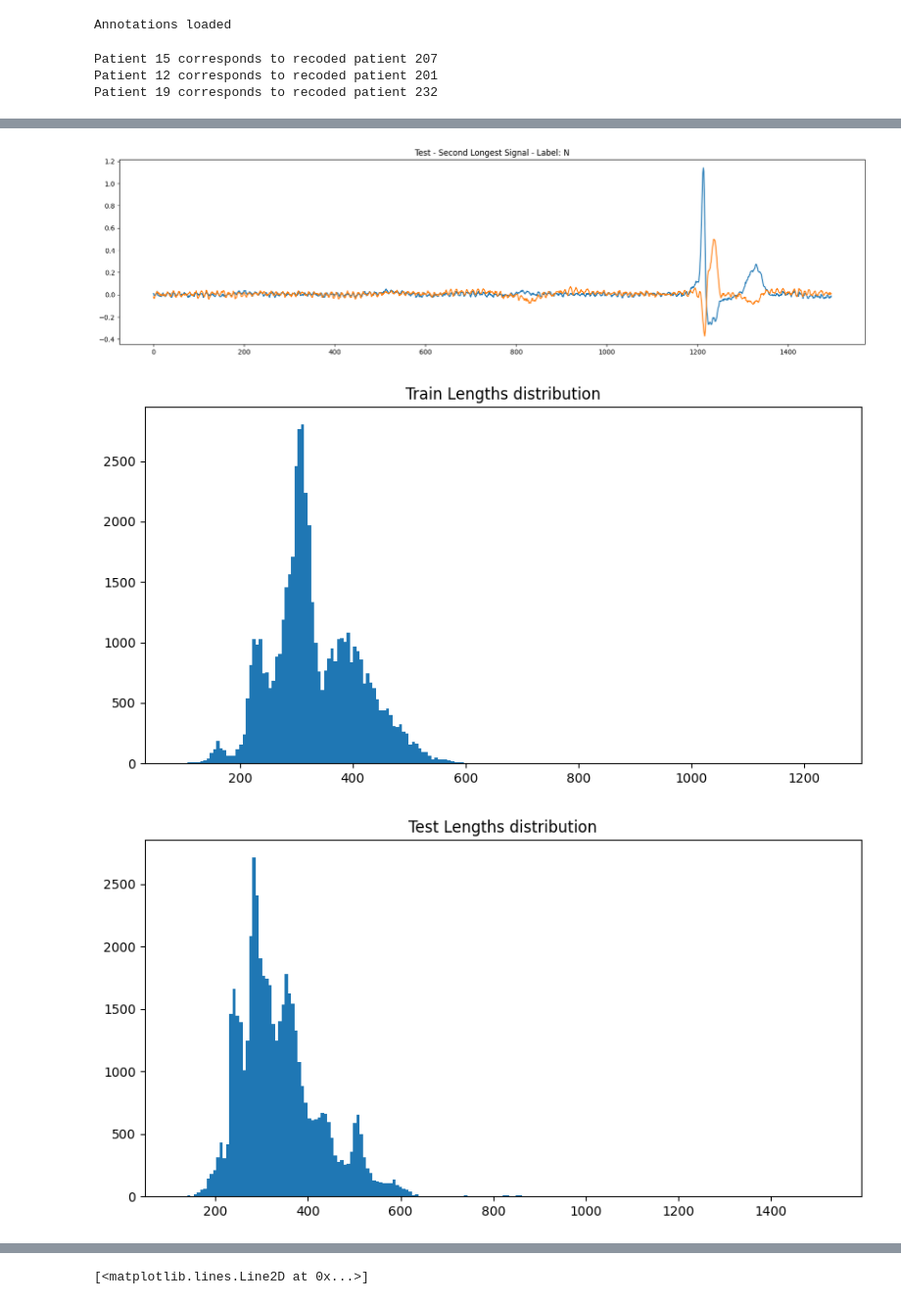
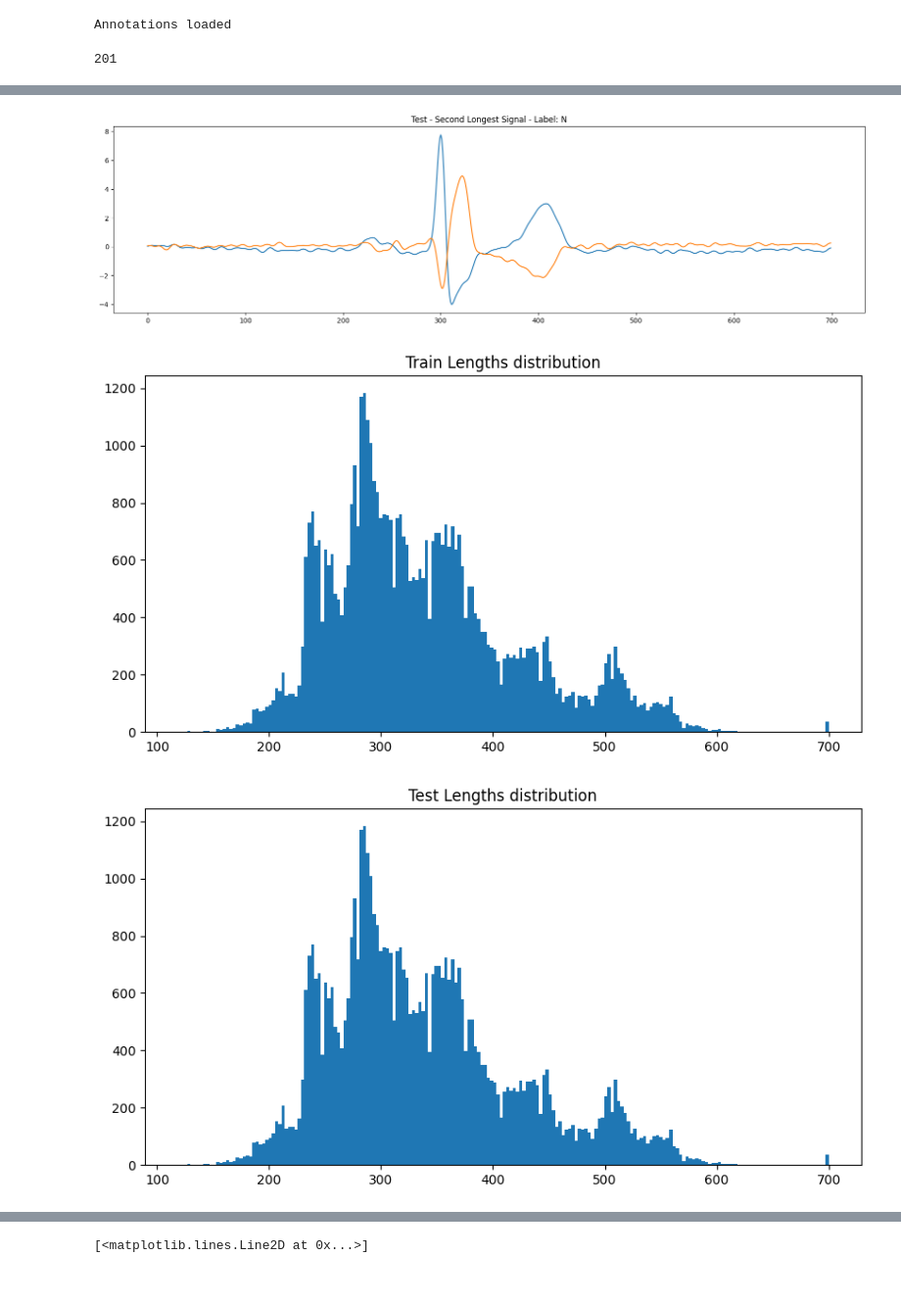
Before and after one commit to luna97/MIT-BIH_ecg_arrhytmia, a Jupyter notebook: preprocess_dataset.ipynb, the cells around one changed output, grey strips where cells are left out. Shown at 98% size. Saved outputs shown, nothing was run; the diff lists cells and outputs as text; code cells hidden in the pictures.

```diff
--- a/preprocess_dataset.ipynb
+++ b/preprocess_dataset.ipynb
@@ -32,17 +32,17 @@ print('Signals loaded')
 annotations_train = []
 for i in tqdm(train):
     annotation = wfdb.rdann(os.path.join(data_folder, f'{i}'), 'atr')
-    annotations_train.append(annotation)
+    annotations_train.append((i, annotation))
 
 annotations_test = []
 for i in tqdm(test):
     annotation = wfdb.rdann(os.path.join(data_folder, f'{i}'), 'atr')
-    annotations_test.append(annotation)
+    annotations_test.append((i, annotation))
 
 annotations_val = []
 for i in tqdm(val):
     annotation = wfdb.rdann(os.path.join(data_folder, f'{i}'), 'atr')
-    annotations_val.append(annotation)
+    annotations_val.append((i, annotation))
 
 print('Annotations loaded')
 # %% [output]
@@ -193,8 +224,8 @@ create_samples(signals_val, annotations_val, data_folder='data/preprocessed_bas_
 # %%
 # get some examples for debugging
-#processed_samples_train = create_samples(signals_train, annotations_train, data_folder='data/preprocessed_base/', subset='train', in_memory=True, preprocessing_method=None, normalization=None)
-#processed_samples_test = create_samples(signals_test, annotations_test, data_folder='data/preprocessed_base/', subset='test', in_memory=True, preprocessing_method=None, normalization=None)
-#processed_samples_val = create_samples(signals_val, annotations_val, data_folder='data/preprocessed_base/', subset='val', in_memory=True, preprocessing_method=None, normalization=None)
+processed_samples_train = create_samples(signals_train, annotations_train, data_folder='data/preprocessed_base/', subset='train', in_memory=True, preprocessing_method=None, normalization='normal', splitting_method='mid_peak')
+processed_samples_test = create_samples(signals_test, annotations_test, data_folder='data/preprocessed_base/', subset='test', in_memory=True, preprocessing_method=None, normalization='normal', splitting_method='mid_peak')
+processed_samples_val = create_samples(signals_val, annotations_val, data_folder='data/preprocessed_base/', subset='val', in_memory=True, preprocessing_method=None, normalization='normal', splitting_method='mid_peak')
 
 #processed_samples_train = create_samples(signals_train, annotations_train, data_folder='data/preprocessed_nk_clean/', subset='train', in_memory=True, preprocessing_method='nk_clean')
 #processed_samples_test = create_samples(signals_test, annotations_test, data_folder='data/preprocessed_nk_clean/', subset='test', in_memory=True, preprocessing_method='nk_clean')
@@ -208,17 +239,14 @@ create_samples(signals_val, annotations_val, data_folder='data/preprocessed_bas_
 #processed_samples_test = create_samples(signals_test, annotations_test, data_folder='data/preprocessed_01/', subset='test', in_memory=True, preprocessing_method=None, normalization='01')
 #processed_samples_val = create_samples(signals_val, annotations_val, data_folder='data/preprocessed_01/', subset='val', in_memory=True, preprocessing_method=None, normalization='01')
 
-processed_samples_train = create_samples(signals_train, annotations_train, data_folder='data/preprocessed_bas_wander/', subset='train', in_memory=True, preprocessing_method='bas_wander', normalization=None)
-processed_samples_test = create_samples(signals_test, annotations_test, data_folder='data/preprocessed_bas_wander/', subset='test', in_memory=True, preprocessing_method='bas_wander', normalization=None)
-processed_samples_val = create_samples(signals_val, annotations_val, data_folder='data/preprocessed_bas_wander/', subset='val', in_memory=True, preprocessing_method='bas_wander', normalization=None)
+#processed_samples_train = create_samples(signals_train, annotations_train, data_folder='data/preprocessed_bas_wander/', subset='train', in_memory=True, preprocessing_method=None, normalization='normal', splitting_method='fixed')
+#processed_samples_test = create_samples(signals_test, annotations_test, data_folder='data/preprocessed_bas_wander/', subset='test', in_memory=True, preprocessing_method=None, normalization='normal', splitting_method='fixed')
+#processed_samples_val = create_samples(signals_val, annotations_val, data_folder='data/preprocessed_bas_wander/', subset='val', in_memory=True, preprocessing_method=None, normalization='normal', splitting_method='fixed')
-# %%
-print(f'Patient 15 corresponds to recoded patient {train[15]}')
-print(f'Patient 12 corresponds to recoded patient {train[12]}')
-print(f'Patient 19 corresponds to recoded patient {test[19]}')
-# %% [output]
-Patient 15 corresponds to recoded patient 207
-Patient 12 corresponds to recoded patient 201
-Patient 19 corresponds to recoded patient 232
+# %%
+# get the patient information
+print(train[12])
+# %% [output]
+201
 # %%
 # count the number of samples for each class
 from collections import Counter
@@ -232,24 +260,32 @@ labels = [label for _, label in processed_samples_val]
 print(Counter(labels))
 
 # measure the average length of the samples as well as maximum and minimum
-lengths = [len(signal) for signal, _ in processed_samples_train]
-print(f'Average length: {np.mean(lengths)}')
-print(f'Max length: {np.max(lengths)}')
-print(f'Min length: {np.min(lengths)}')
+lengths_train = [len(signal) for signal, _ in processed_samples_train]
+print(f'Average length train: {np.mean(lengths_train)}')
+print(f'Max length train: {np.max(lengths_train)}')
+print(f'Min length train: {np.min(lengths_train)}')
 
+lengths_test = [len(signal) for signal, _ in processed_samples_test]
+print(f'Average length test: {np.mean(lengths_test)}')
+print(f'Max length test: {np.max(lengths_test)}')
+print(f'Min length test: {np.min(lengths_test)}')
 
+lengths_val = [len(signal) for signal, _ in processed_samples_val]
+print(f'Average length val: {np.mean(lengths_val)}')
+print(f'Max length val: {np.max(lengths_val)}')
+print(f'Min length val: {np.min(lengths_val)}')
 
 # plot the longest signal
 import matplotlib.pyplot as plt
 
 # plot the longest signal from train
-signal, label = processed_samples_train[np.argmax(lengths)]
+signal, label = processed_samples_train[np.argmax(lengths_train)]
 plt.figure(figsize=(20, 5))
 plt.plot(signal)
 plt.title(f'Train - Longest Signal - Label: {label}')
 
 # plot the second longest signal from train
-signal, label = processed_samples_train[np.argsort(lengths)[-2]]
+signal, label = processed_samples_train[np.argsort(lengths_train)[-2]]
 plt.figure(figsize=(20, 5))
 plt.plot(signal)
 plt.title(f'Train - Second Longest Signal - Label: {label}')
@@ -282,7 +318,7 @@ plt.plot(signal)
 plt.title(f'Test - Second Longest Signal - Label: {label}')
 # plot the distribution of the lengths for train
 plt.figure(figsize=(10, 5))
-plt.hist(lengths, bins=200)
+plt.hist(lengths_test, bins=200)
 plt.title('Train Lengths distribution')
 
 # plot the distribution of the lengths for test
@@ -296,5 +332,7 @@ plt.hist(lengths_val, bins=200)
 plt.title('Val Lengths distribution')
 
 # print the number of samples that has len bigger than 500
-print('Samples longer than 1000: ', len([l for l in lengths if l > 1000]))
+print('Samples longer than 800 train: ', len([l for l in lengths_train if l > 800]))
+print('Samples longer than 800 test: ', len([l for l in lengths_test if l > 800]))
+print('Samples longer than 800 val: ', len([l for l in lengths_val if l > 800]))
 # %% [output]
@@ -313,3 +359,3 @@ Samples longer than 1000:  3
-[figure, old version]
+[figure, new version]
-[figure, old version]
+[figure, new version]
-[figure, old version]
+[figure, new version]
```
Also changed, not shown: parts of 5 cells of this notebook, 4 other files.
